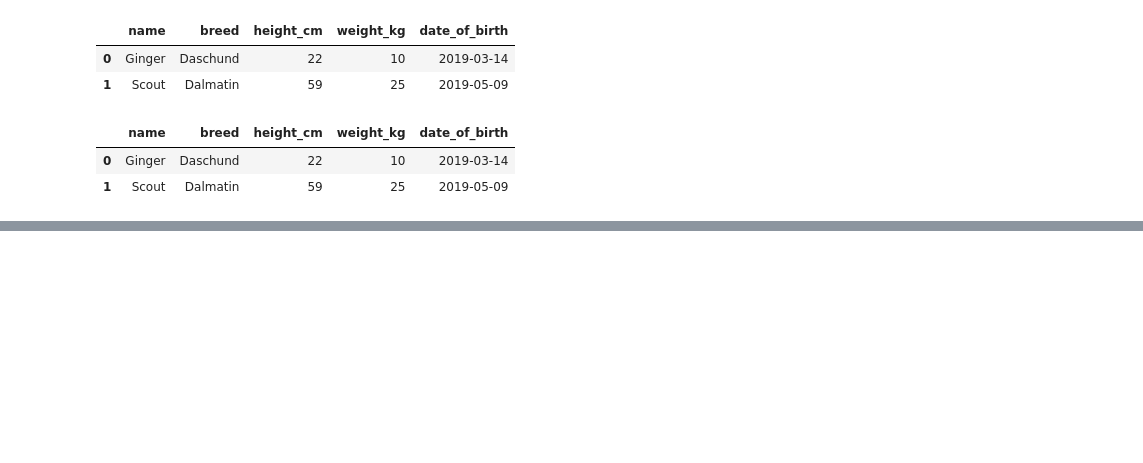
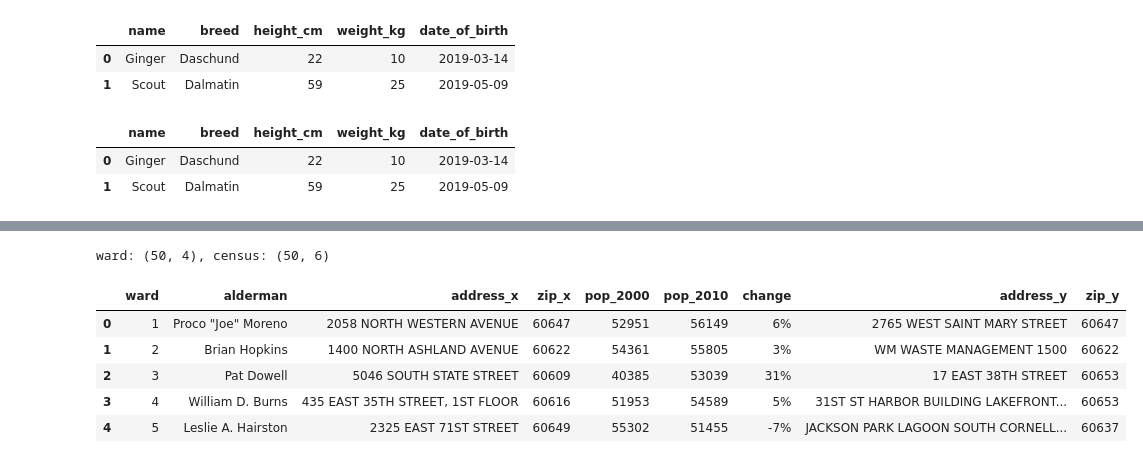
Before and after one commit to magannamazur/Codewars, a Jupyter notebook: DataCamp/d_pandas.ipynb, the cells around one changed output, grey strips where cells are left out. Drawn from its saved outputs; the diff is of its cells as text; code cells hidden in the pictures; blank space fills up the shorter version.

```diff
--- a/DataCamp/d_pandas.ipynb
+++ b/DataCamp/d_pandas.ipynb
@@ -919,0 +924,8 @@ new_dog2.to_csv("new_dog_with_BMI.csv")
+# %%
+import pickle as pkl
+import pandas as pd
+with open("ward.p", "rb") as f:
+    object = pkl.load(f)
+
+ward = pd.DataFrame(object)
+ward.to_csv(r'file.csv')
@@ -919,0 +941,8 @@ new_dog2.to_csv("new_dog_with_BMI.csv")
+# %%
+import pickle as pkl
+import pandas as pd
+with open("census.p", "rb") as f:
+    object = pkl.load(f)
+
+census = pd.DataFrame(object)
+census.to_csv(r'file.csv')
@@ -919,0 +958,14 @@ new_dog2.to_csv("new_dog_with_BMI.csv")
+# %%
+print(f'ward: {ward.shape}, census: {census.shape}')
+# %% [output]
+ward: (50, 4), census: (50, 6)
+# %%
+ward_census = ward.merge(census, on = 'ward')
+ward_census.head()
+# %% [output]
+|  | ward | alderman | address_x | zip_x | pop_2000 | pop_2010 | change | address_y | zip_y |
+| 0 | 1 | Proco "Joe" Moreno | 2058 NORTH WESTERN AVENUE | 60647 | 52951 | 56149 | 6% | 2765 WEST SAINT MARY STREET | 60647 |
+| 1 | 2 | Brian Hopkins | 1400 NORTH ASHLAND AVENUE | 60622 | 54361 | 55805 | 3% | WM WASTE MANAGEMENT 1500 | 60622 |
+| 2 | 3 | Pat Dowell | 5046 SOUTH STATE STREET | 60609 | 40385 | 53039 | 31% | 17 EAST 38TH STREET | 60653 |
+| 3 | 4 | William D. Burns | 435 EAST 35TH STREET, 1ST FLOOR | 60616 | 51953 | 54589 | 5% | 31ST ST HARBOR BUILDING LAKEFRONT... | 60653 |
+| 4 | 5 | Leslie A. Hairston | 2325 EAST 71ST STREET | 60649 | 55302 | 51455 | -7% | JACKSON PARK LAGOON SOUTH CORNELL... | 60637 |
```
Also changed, not shown: parts of 5 cells of this notebook.
